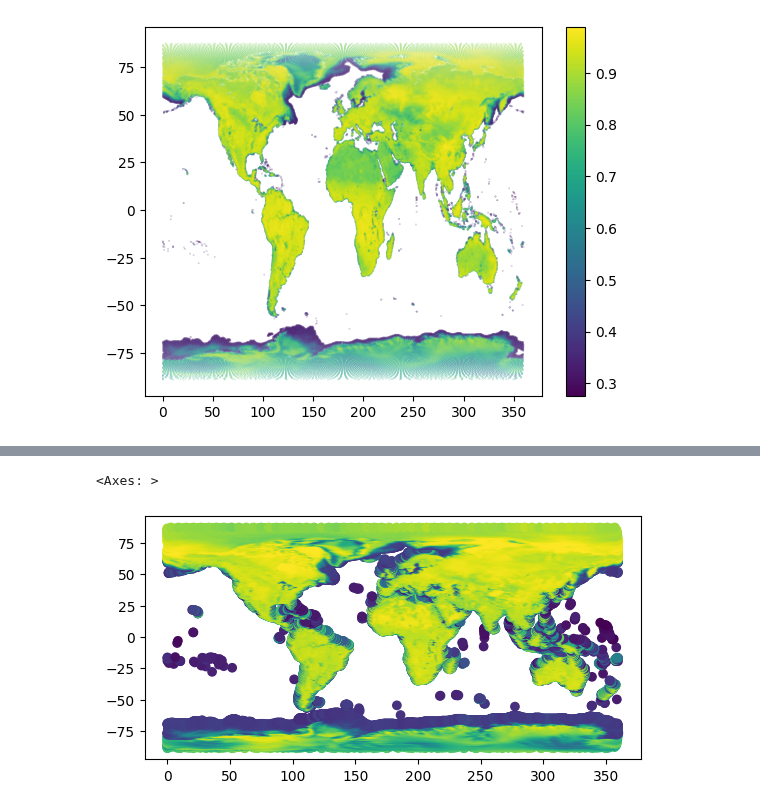
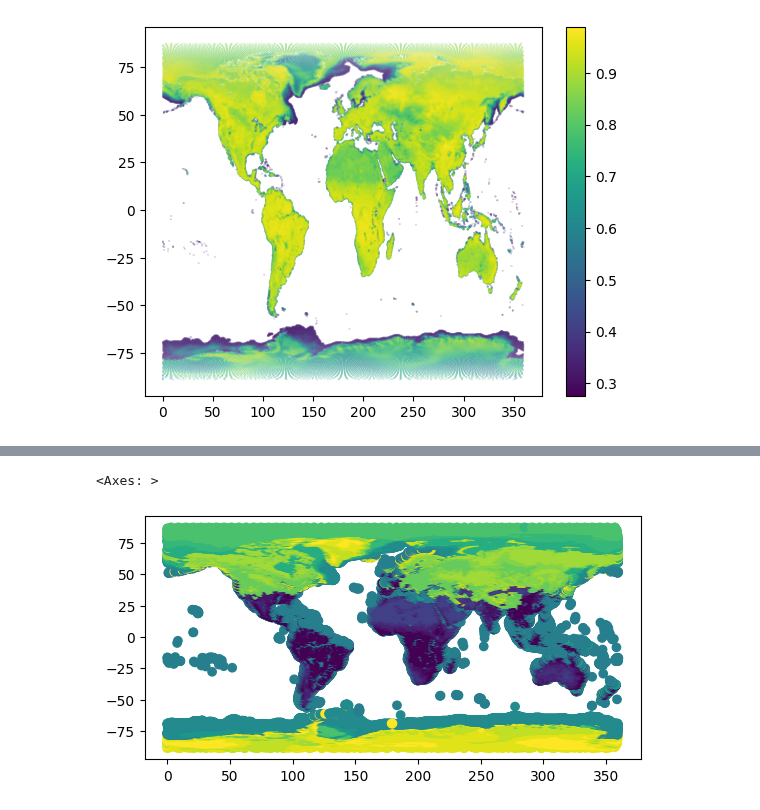
Before and after one commit to AndresTerrer/PMW_LST, a Jupyter notebook: notebooks/TELSEM_atlas_reading.ipynb, the cells around one changed output, grey strips where cells are left out. Saved outputs shown, nothing was run; the diff lists cells and outputs as text; code cells hidden in the pictures.

```diff
--- a/notebooks/TELSEM_atlas_reading.ipynb
+++ b/notebooks/TELSEM_atlas_reading.ipynb
@@ -375,13 +392,13 @@ gdf.to_file(filename, driver = "GeoJSON")
 # Open it an load the data:
 import geopandas
 import os
+
 filename = os.path.join(
-    "../data/processed/GeoTelsem/",
-    "telsem2_mw_atlas" + "_02_conv_interpol_M2.geojson"
+    "../data/processed/GeoTelsem/", "telsem2_mw_atlas" + "_02_conv_interpol_M2.geojson"
 )
 gdf = geopandas.read_file(filename)
 # %%
-gdf.plot("Emis19V")
+gdf.plot("Surface_class2")
 # %% [output]
 <Axes: >
-[figure, old version]
+[figure, new version]
```
Also changed, not shown: parts of 11 cells of this notebook, 4 other files.
